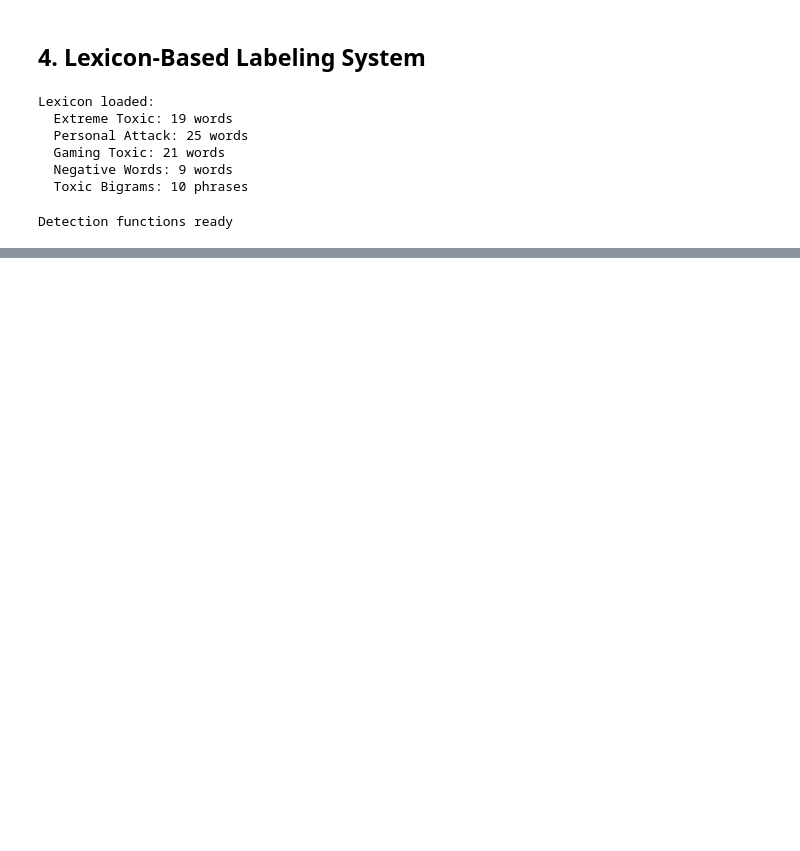
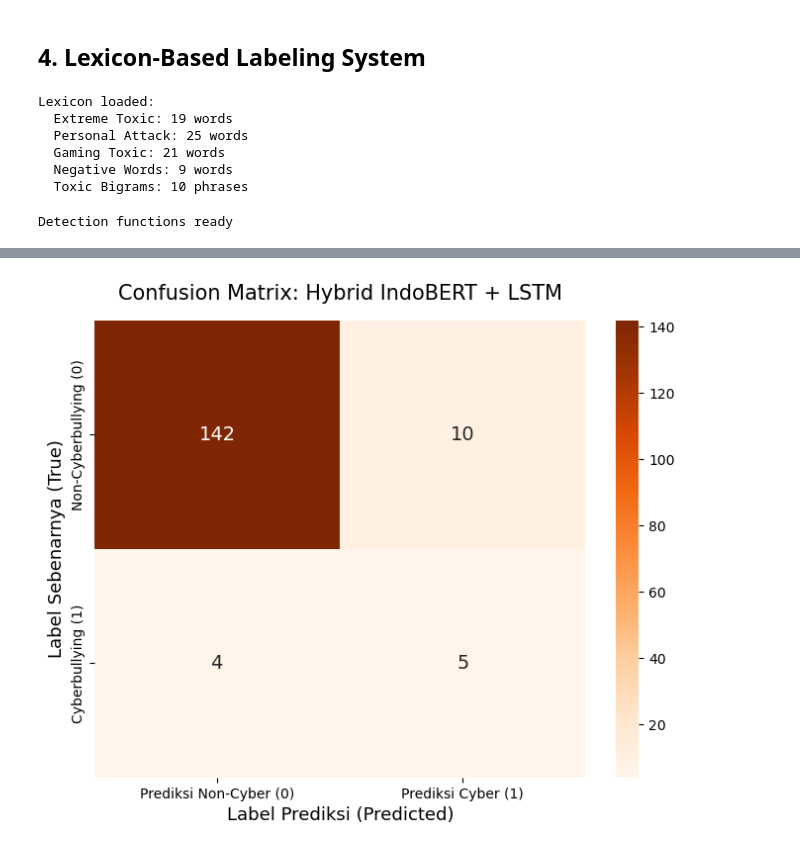
Before and after one commit to DikaWasHere/SKS, a Jupyter notebook: scrapping.ipynb, the cells around one changed output, grey strips where cells are left out. Saved outputs shown, nothing was run; the diff lists cells and outputs as text; code cells hidden in the pictures; blank space fills up the shorter version.

```diff
--- a/scrapping.ipynb
+++ b/scrapping.ipynb
@@ -954,18 +557,0 @@ print("✓ IndoBERT Model loaded!")
-# %%
-# ========================================
-# LSTM: EVALUATE
-# ========================================
-from sklearn.metrics import classification_report, confusion_matrix
-
-lstm_model.eval()
-lstm_preds, lstm_labels = [], []
-with torch.no_grad():
-    for X_batch, y_batch in lstm_test_loader:
-        preds = (torch.sigmoid(lstm_model(X_batch)) > 0.5).long()
-        lstm_preds.extend(preds.numpy())
-        lstm_labels.extend(y_batch.numpy())
-
-print("\n📊 LSTM Results:")
-print(classification_report(lstm_labels, lstm_preds, target_names=['Non-Cyber', 'Cyber']))
-cm = confusion_matrix(lstm_labels, lstm_preds)
-print(f"\nConfusion Matrix:\n{cm}")
@@ -1054,0 +825,26 @@ print(f"✓ LSTM Model: Vocab={vocab_size}, Embed=128, Hidden=64")
+# %%
+from sklearn.metrics import confusion_matrix
+import seaborn as sns
+import matplotlib.pyplot as plt
+import pandas as pd
+
+# ========================================
+# MENAMPILKAN CONFUSION MATRIX
+# ========================================
+
+# Menghitung Confusion Matrix menggunakan data hasil prediksi dari cell sebelumnya
+cm = confusion_matrix(all_labels, all_preds)
+
+# Konversi ke DataFrame agar lebih rapi saat diplot
+df_cm = pd.DataFrame(cm, index=['Non-Cyberbullying (0)', 'Cyberbullying (1)'],
+                     columns=['Prediksi Non-Cyber (0)', 'Prediksi Cyber (1)'])
+
+# Visualisasi menggunakan heatmap Seaborn
+plt.figure(figsize=(8, 6))
+sns.heatmap(df_cm, annot=True, fmt='d', cmap='Oranges', cbar=True, annot_kws={"size": 14})
+plt.title("Confusion Matrix: Hybrid IndoBERT + LSTM", fontsize=15, pad=15)
+plt.ylabel("Label Sebenarnya (True)", fontsize=13)
+plt.xlabel("Label Prediksi (Predicted)", fontsize=13)
+plt.show()
+# %% [output]
+[figure, added]
```
Also changed, not shown: parts of 38 cells of this notebook, 3 other files.
